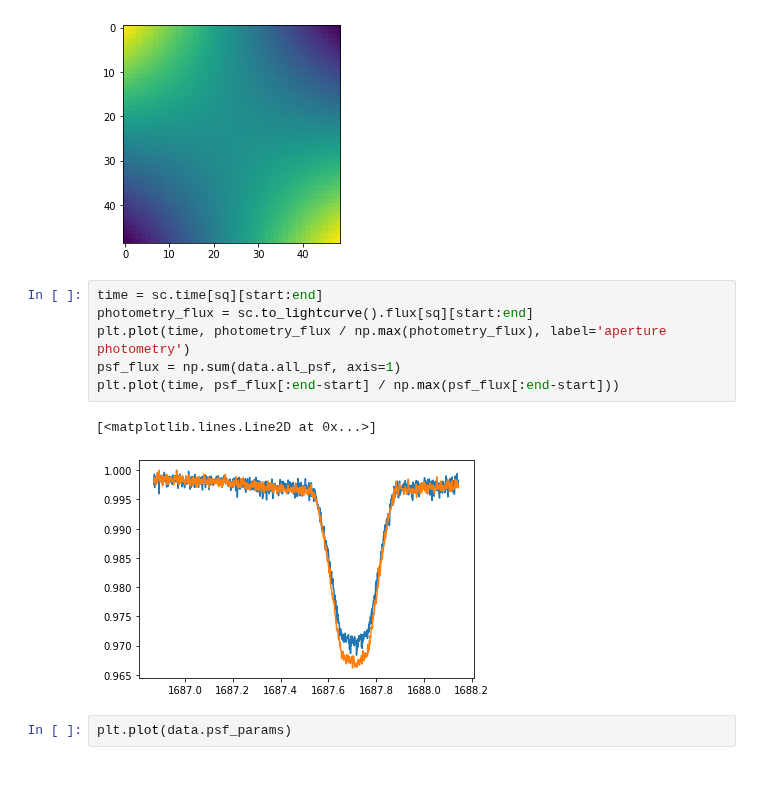
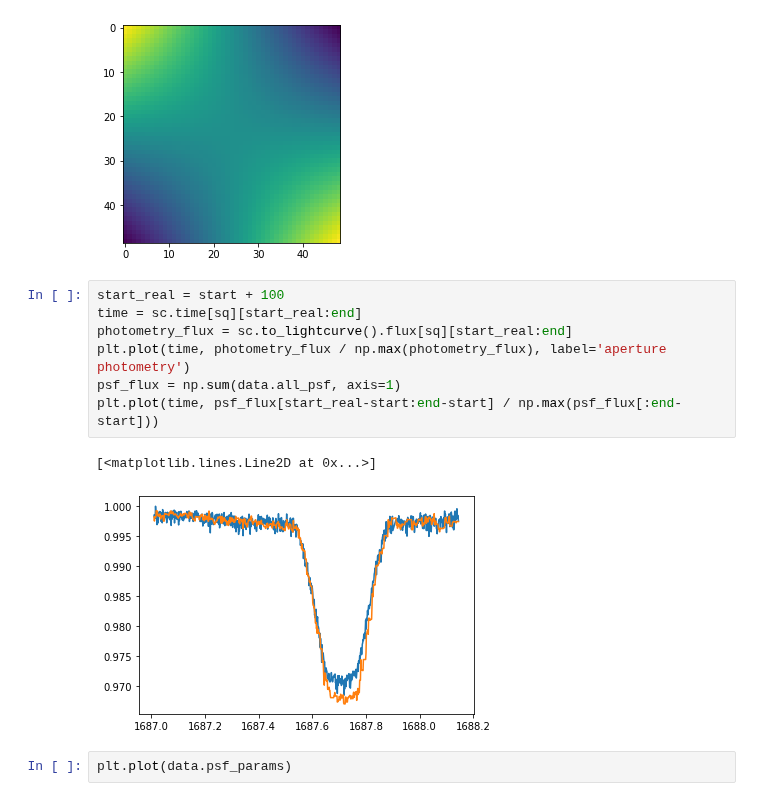
Before and after one commit to afeinstein20/eleanor, a Jupyter notebook: experiments/quick_psf_demo.ipynb, the cells around one changed output. Saved outputs shown, nothing was run; the diff lists cells and outputs as text.

```diff
--- a/experiments/quick_psf_demo.ipynb
+++ b/experiments/quick_psf_demo.ipynb
@@ -38,14 +41,15 @@ plt.imshow(zern.zernike(3).eval(session=sess) * (x ** 2 + y ** 2 < (s//2) ** 2))
 <matplotlib.image.AxesImage at 0x...>
 [figure]
 # %%
-time = sc.time[sq][start:end]
-photometry_flux = sc.to_lightcurve().flux[sq][start:end]
+start_real = start + 100
+time = sc.time[sq][start_real:end]
+photometry_flux = sc.to_lightcurve().flux[sq][start_real:end]
 plt.plot(time, photometry_flux / np.max(photometry_flux), label='aperture photometry')
 psf_flux = np.sum(data.all_psf, axis=1)
-plt.plot(time, psf_flux[:end-start] / np.max(psf_flux[:end-start]))
+plt.plot(time, psf_flux[start_real-start:end-start] / np.max(psf_flux[:end-start]))
 # %% [output]
 [<matplotlib.lines.Line2D at 0x...>]
-[figure, old version]
+[figure, new version]
 # %%
 plt.plot(data.psf_params)
 # %% [output]
```
Also changed, not shown: parts of 3 cells of this notebook, 2 other files.
